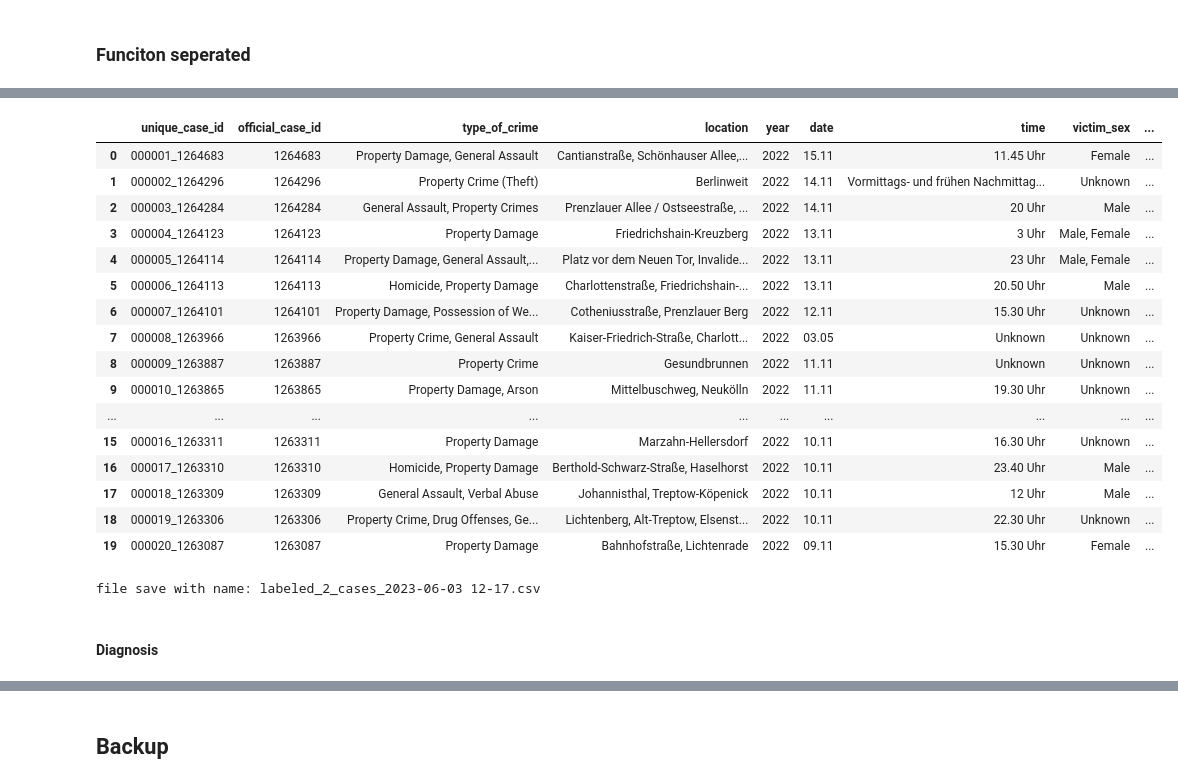
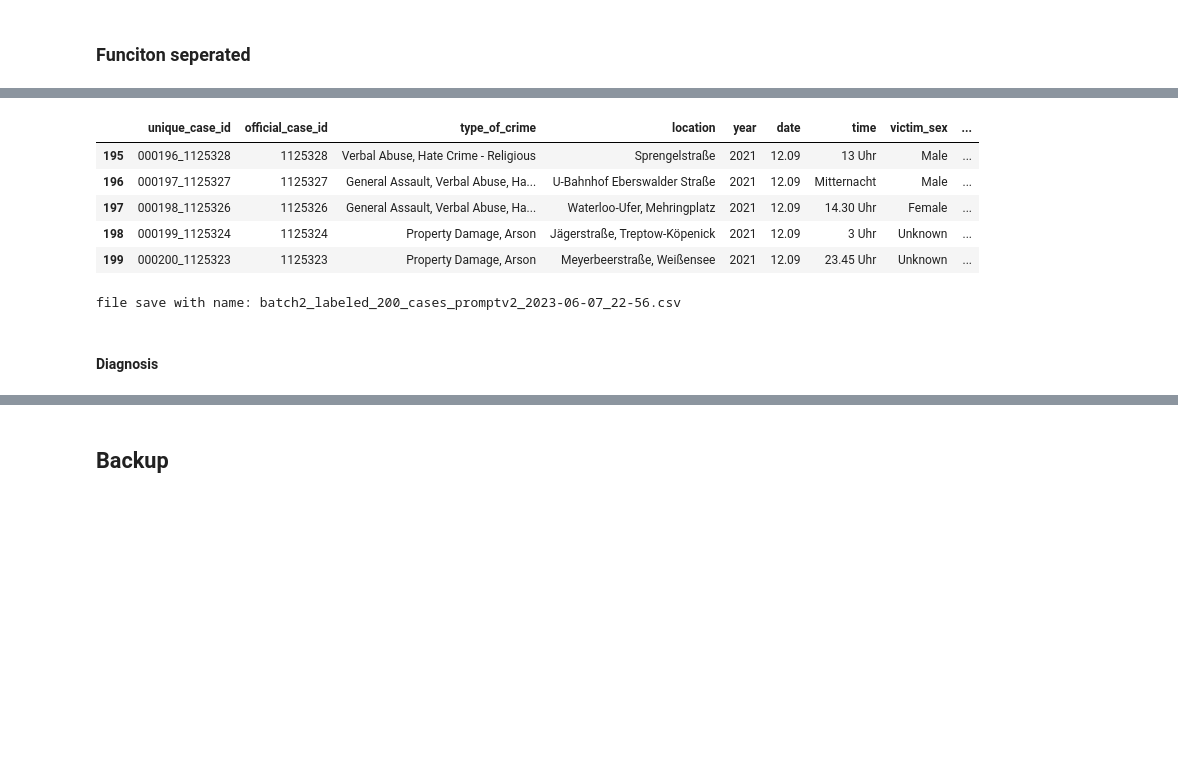
Before and after one commit to hclpush/finding-conan, a Jupyter notebook: data-preparation/openai-api/label_w_openai_api.ipynb, the cells around one changed output, grey strips where cells are left out. Cells and saved outputs as stored; diff of their text form; code cells hidden in the pictures; blank space fills up the shorter version.

Commit message:
Finalized script

```diff
--- a/data-preparation/openai-api/label_w_openai_api.ipynb
+++ b/data-preparation/openai-api/label_w_openai_api.ipynb
@@ -194,7 +200,7 @@ def label_cases_with_gpt(num_case, files_gen, output_dict):
 
     return output_dict
 # %%
-def inject_cases_info_to_dict(input_dict):
+def inject_cases_info_to_dict(base_path, batch_name, input_dict):
     """
     Creates a DataFrame from the dictionary which is the output of openai api labeling
 
@@ -216,11 +222,9 @@ def inject_cases_info_to_dict(input_dict):
         print(f'======== Extracting info from labeled case number {index+1}: {case_id} ========')
         try:
         #Put infos in a dictionary
-#         print(case_info)
             gpt_output_lst = case_info.strip().split('\n')
             gpt_output_lst = [ele.strip('\n').strip() for ele in gpt_output_lst]
-            print('gpt_output_lst')
-            print(gpt_output_lst)
+
             output_dict['official_case_id'].append(case_id.zfill(7))
             output_dict['unique_case_id'].append(str(index+1).zfill(6) + '_' + case_id)
             for element in gpt_output_lst:
@@ -228,13 +232,12 @@ def inject_cases_info_to_dict(input_dict):
                 if key in output_dict.keys():
                     output_dict[key].append(value.strip())
 
-
         except:
             print(f'!!======== Errors occurs while procesing case id {case_id} ========!!')
             # Move file to folder
             file_name = f'pressemitteilung.{case_id}.json'
-            current_file_path = os.path.join(path_to_json_files, 'info-extracted-cases', file_name)
-            destination_dir_path = os.path.join(path_to_json_files, 'unsuccessful-cases')
+            current_file_path = os.path.join(base_path, batch_name, 'info-extracted-cases', file_name)
+            destination_dir_path = os.path.join(base_path, batch_name, 'unsuccessful-cases')
 
             if not os.path.exists(destination_dir_path):
                 os.makedirs(destination_dir_path)
@@ -327,9 +290,9 @@ output_csv(path_to_json_files, df_final)
 # Get the current files in the specified folder
 files_gen = sorted(
         glob.glob(
-        os.path.join(path_to_json_files, specification_1, specification_2, 'pressemitteilung*')),
+        os.path.join(base_path, batch_name, cat_type, 'pressemitteilung*')),
         reverse=True)
 # %%
 original_dict = {}
-original_dict_filled = label_cases_with_gpt(20, files_gen, original_dict) #at 1264683
+original_dict_filled = label_cases_with_gpt(200, base_path, batch_name, files_gen, original_dict)
 # %% [output]
@@ -353,3 +302,3 @@ Inside try_api!!
 # %%
-info_dict = inject_cases_info_to_dict(original_dict_filled)
+info_dict = inject_cases_info_to_dict(base_path, batch_name, original_dict_filled)
 # %% [output]
@@ -373,29 +322,18 @@ gpt_output_lst
 # %%
 df_final_sep = pd.DataFrame.from_dict(info_dict)
-df_final_sep
+df_final_sep.tail()
 # %% [output]
 |  | unique_case_id | official_case_id | type_of_crime | location | year | date | time | victim_sex | ... |
-| 0 | 000001_1264683 | 1264683 | Property Damage, General Assault | Cantianstraße, Schönhauser Allee,... | 2022 | 15.11 | 11.45 Uhr | Female | ... |
-| 1 | 000002_1264296 | 1264296 | Property Crime (Theft) | Berlinweit | 2022 | 14.11 | Vormittags- und frühen Nachmittag... | Unknown | ... |
-| 2 | 000003_1264284 | 1264284 | General Assault, Property Crimes | Prenzlauer Allee / Ostseestraße, ... | 2022 | 14.11 | 20 Uhr | Male | ... |
-| 3 | 000004_1264123 | 1264123 | Property Damage | Friedrichshain-Kreuzberg | 2022 | 13.11 | 3 Uhr | Male, Female | ... |
-| 4 | 000005_1264114 | 1264114 | Property Damage, General Assault,... | Platz vor dem Neuen Tor, Invalide... | 2022 | 13.11 | 23 Uhr | Male, Female | ... |
-| 5 | 000006_1264113 | 1264113 | Homicide, Property Damage | Charlottenstraße, Friedrichshain-... | 2022 | 13.11 | 20.50 Uhr | Male | ... |
-| 6 | 000007_1264101 | 1264101 | Property Damage, Possession of We... | Cotheniusstraße, Prenzlauer Berg | 2022 | 12.11 | 15.30 Uhr | Unknown | ... |
-| 7 | 000008_1263966 | 1263966 | Property Crime, General Assault | Kaiser-Friedrich-Straße, Charlott... | 2022 | 03.05 | Unknown | Unknown | ... |
-| 8 | 000009_1263887 | 1263887 | Property Crime | Gesundbrunnen | 2022 | 11.11 | Unknown | Unknown | ... |
-| 9 | 000010_1263865 | 1263865 | Property Damage, Arson | Mittelbuschweg, Neukölln | 2022 | 11.11 | 19.30 Uhr | Unknown | ... |
-| ... | ... | ... | ... | ... | ... | ... | ... | ... | ... |
-| 15 | 000016_1263311 | 1263311 | Property Damage | Marzahn-Hellersdorf | 2022 | 10.11 | 16.30 Uhr | Unknown | ... |
-| 16 | 000017_1263310 | 1263310 | Homicide, Property Damage | Berthold-Schwarz-Straße, Haselhorst | 2022 | 10.11 | 23.40 Uhr | Male | ... |
-| 17 | 000018_1263309 | 1263309 | General Assault, Verbal Abuse | Johannisthal, Treptow-Köpenick | 2022 | 10.11 | 12 Uhr | Male | ... |
-| 18 | 000019_1263306 | 1263306 | Property Crime, Drug Offenses, Ge... | Lichtenberg, Alt-Treptow, Elsenst... | 2022 | 10.11 | 22.30 Uhr | Unknown | ... |
-| 19 | 000020_1263087 | 1263087 | Property Damage | Bahnhofstraße, Lichtenrade | 2022 | 09.11 | 15.30 Uhr | Female | ... |
+| 195 | 000196_1125328 | 1125328 | Verbal Abuse, Hate Crime - Religious | Sprengelstraße | 2021 | 12.09 | 13 Uhr | Male | ... |
+| 196 | 000197_1125327 | 1125327 | General Assault, Verbal Abuse, Ha... | U-Bahnhof Eberswalder Straße | 2021 | 12.09 | Mitternacht | Male | ... |
+| 197 | 000198_1125326 | 1125326 | General Assault, Verbal Abuse, Ha... | Waterloo-Ufer, Mehringplatz | 2021 | 12.09 | 14.30 Uhr | Female | ... |
+| 198 | 000199_1125324 | 1125324 | Property Damage, Arson | Jägerstraße, Treptow-Köpenick | 2021 | 12.09 | 3 Uhr | Unknown | ... |
+| 199 | 000200_1125323 | 1125323 | Property Damage, Arson | Meyerbeerstraße, Weißensee | 2021 | 12.09 | 23.45 Uhr | Unknown | ... |
 # %%
-output_csv(path_to_json_files, df_final_sep)
+output_csv(2, output_dir_path, df_final_sep)
 # %% [output]
-file save with name: labeled_2_cases_2023-06-03 12-17.csv
+file save with name: batch2_labeled_200_cases_promptv2_2023-06-07_22-56.csv
 # %% [markdown]
-#### Diagnosis
+ #### Diagnosis
 # %%
 original_dict_filled
```
Also changed, not shown: parts of 31 cells of this notebook.
